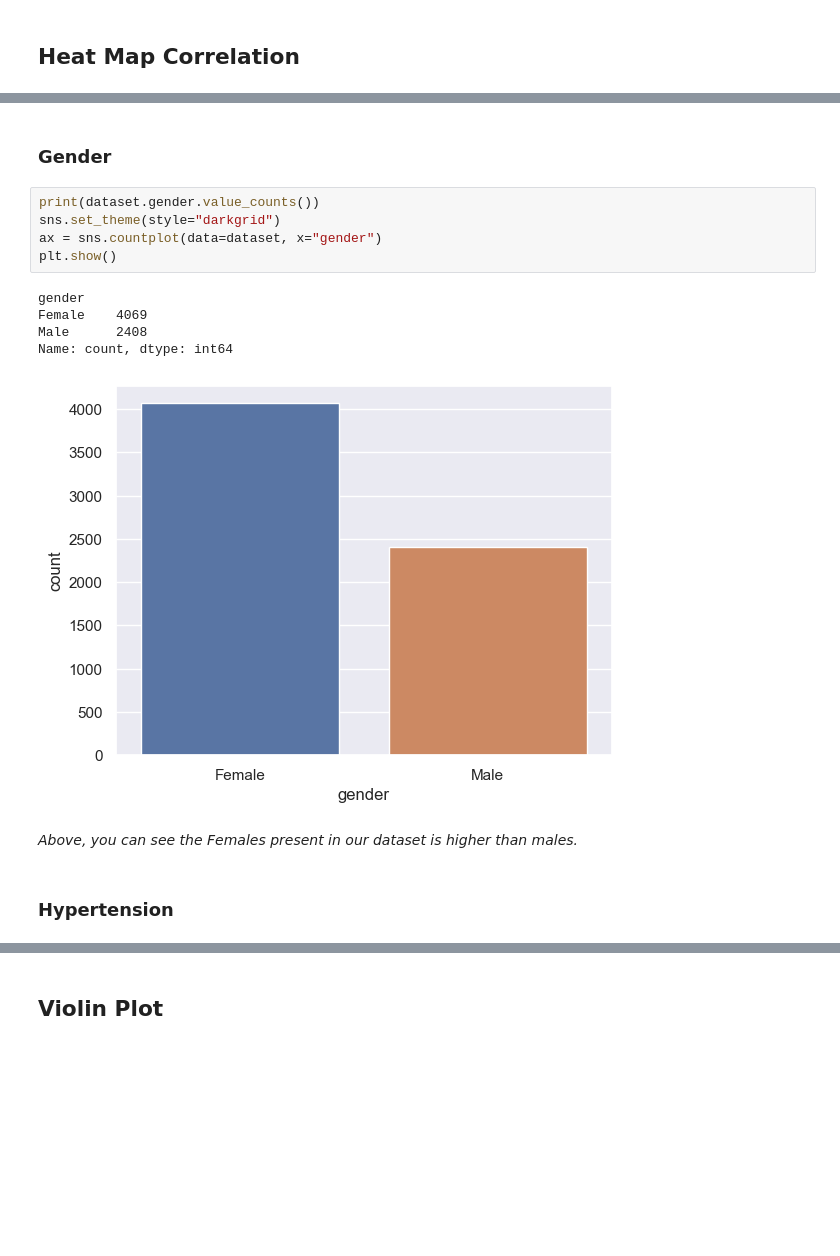
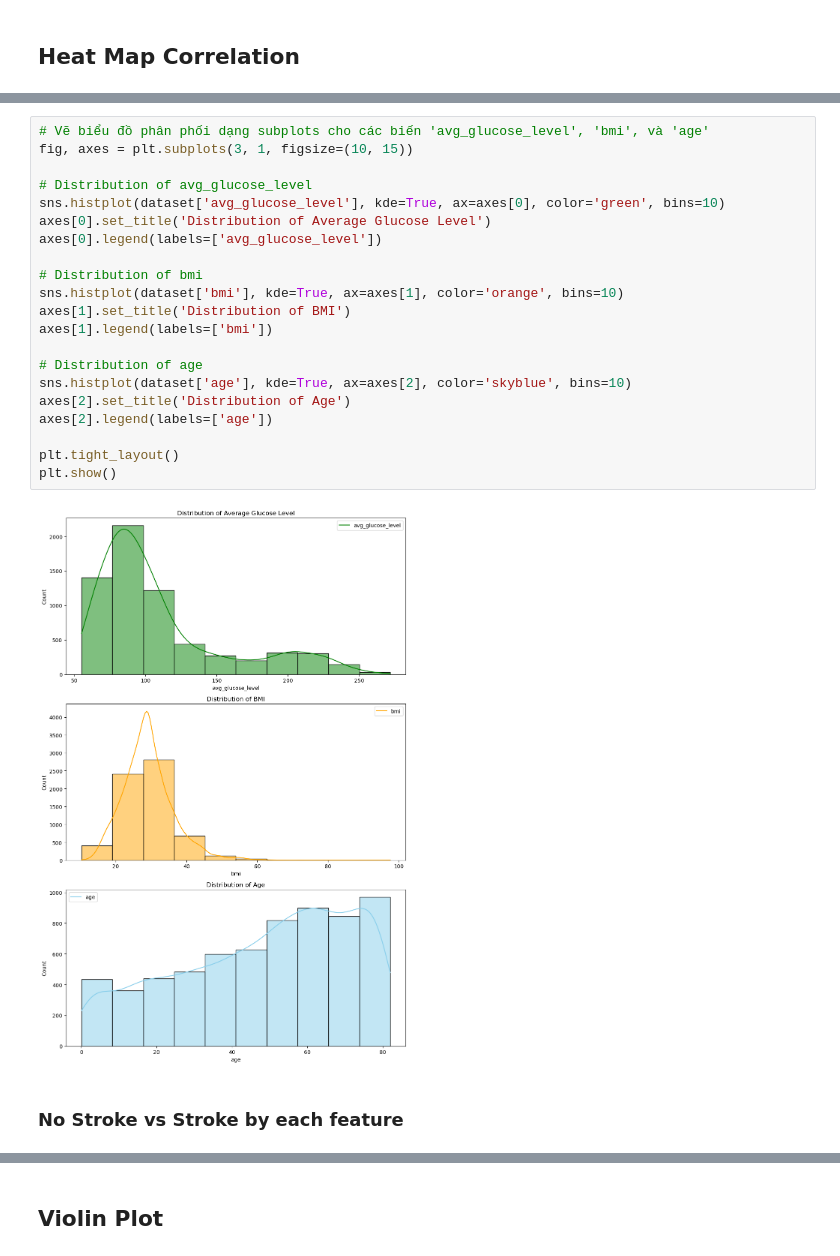
Before and after one commit to hoandkjxhbfhk/stroke-predict, a Jupyter notebook: model.ipynb, the cells around one changed output, grey strips where cells are left out. Cells and saved outputs as stored; diff of their text form; blank space fills up the shorter version.

```diff
--- a/model.ipynb
+++ b/model.ipynb
@@ -160,17 +185,25 @@ plt.show()
+# %%
+# Vẽ biểu đồ phân phối dạng subplots cho các biến 'avg_glucose_level', 'bmi', và 'age'
+fig, axes = plt.subplots(3, 1, figsize=(10, 15))
+
+# Distribution of avg_glucose_level
+sns.histplot(dataset['avg_glucose_level'], kde=True, ax=axes[0], color='green', bins=10)
+axes[0].set_title('Distribution of Average Glucose Level')
+axes[0].legend(labels=['avg_glucose_level'])
+
+# Distribution of bmi
+sns.histplot(dataset['bmi'], kde=True, ax=axes[1], color='orange', bins=10)
+axes[1].set_title('Distribution of BMI')
+axes[1].legend(labels=['bmi'])
+
+# Distribution of age
+sns.histplot(dataset['age'], kde=True, ax=axes[2], color='skyblue', bins=10)
+axes[2].set_title('Distribution of Age')
+axes[2].legend(labels=['age'])
+
+plt.tight_layout()
+plt.show()
+# %% [output]
+[figure, added]
 # %% [markdown]
-### **Gender** <a id="3.2.1"></a>
+### **No Stroke vs Stroke by each feature** <a id="3.3.3"></a>
-# %%
-print(dataset.gender.value_counts())
-sns.set_theme(style="darkgrid")
-ax = sns.countplot(data=dataset, x="gender")
-plt.show()
-# %% [output]
-gender
-Female    4069
-Male      2408
-Name: count, dtype: int64
-[figure, removed]
-# %% [markdown]
-*Above, you can see the Females present in our dataset is higher than males.*
-# %% [markdown]
-### **Hypertension** <a id="3.2.2"></a>
```
Also changed, not shown: parts of 47 cells of this notebook.
